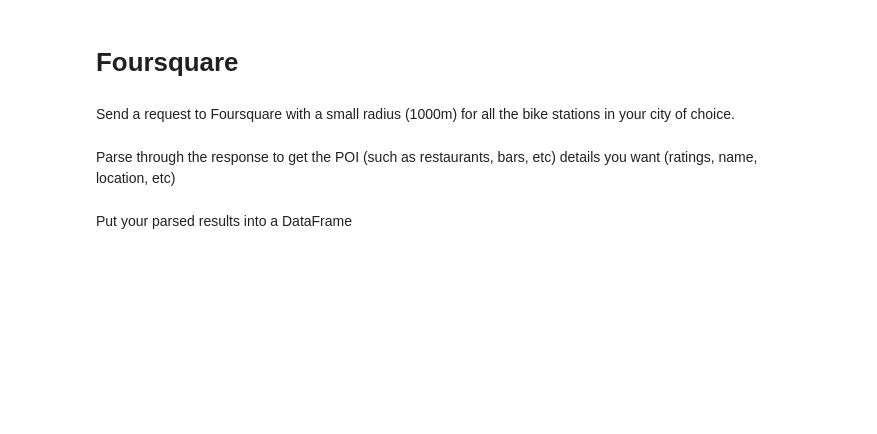
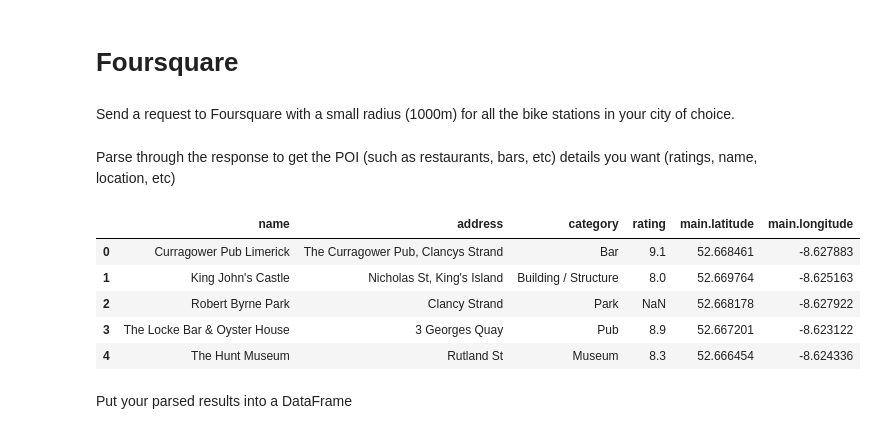
Before and after one commit to jenniferzhao2023/Mid_Term_Project, a Jupyter notebook: Project-Python_Statistics/notebooks/yelp_foursquare_EDA.ipynb, the cells around one changed output. Saved outputs shown, nothing was run; the diff lists cells and outputs as text; code cells hidden in the pictures; blank space fills up the shorter version.

```diff
--- a/Project-Python_Statistics/notebooks/yelp_foursquare_EDA.ipynb
+++ b/Project-Python_Statistics/notebooks/yelp_foursquare_EDA.ipynb
@@ -7,4 +57,13 @@ Send a request to Foursquare with a small radius (1000m) for all the bike statio
 # %% [markdown]
 Parse through the response to get the POI (such as restaurants, bars, etc) details you want (ratings, name, location, etc)
+# %%
+fsq_df.head()
+# %% [output]
+|  | name | address | category | rating | main.latitude | main.longitude |
+| 0 | Curragower Pub Limerick | The Curragower Pub, Clancys Strand | Bar | 9.1 | 52.668461 | -8.627883 |
+| 1 | King John's Castle | Nicholas St, King's Island | Building / Structure | 8.0 | 52.669764 | -8.625163 |
+| 2 | Robert Byrne Park | Clancy Strand | Park | NaN | 52.668178 | -8.627922 |
+| 3 | The Locke Bar & Oyster House | 3 Georges Quay | Pub | 8.9 | 52.667201 | -8.623122 |
+| 4 | The Hunt Museum | Rutland St | Museum | 8.3 | 52.666454 | -8.624336 |
 # %% [markdown]
 Put your parsed results into a DataFrame
```
Also changed, not shown: parts of 71 cells of this notebook, 16 other files.
